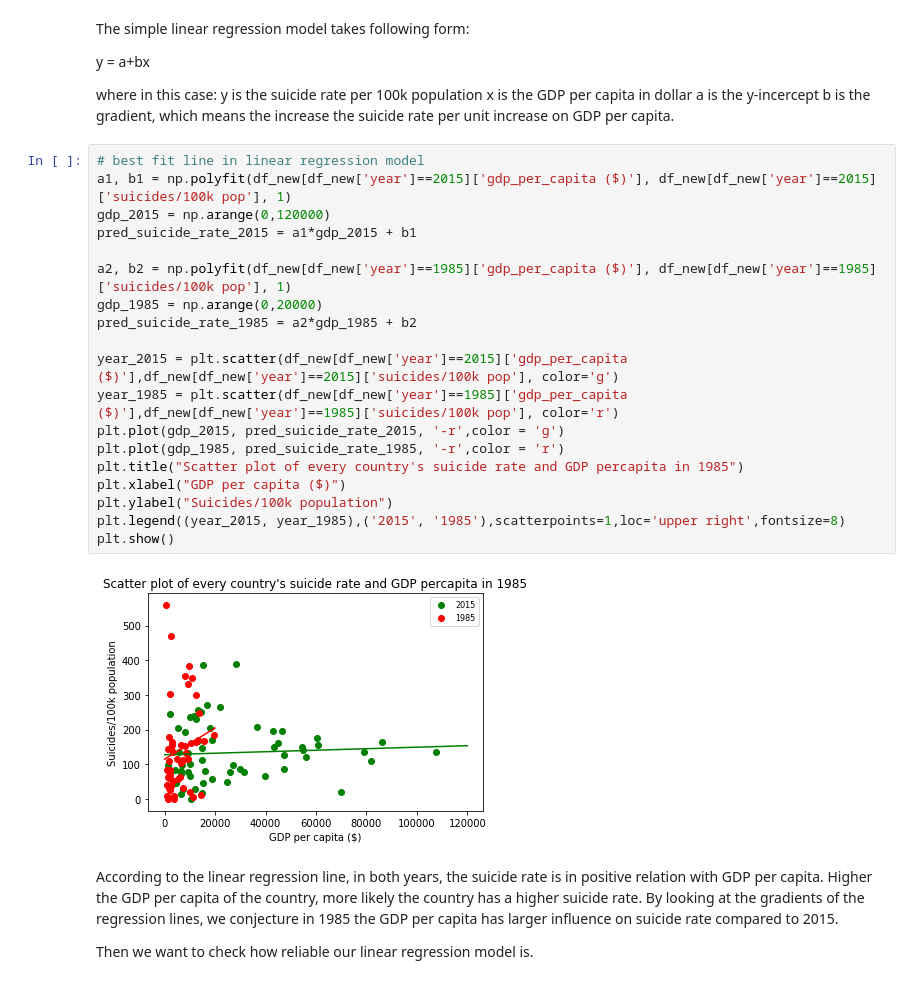
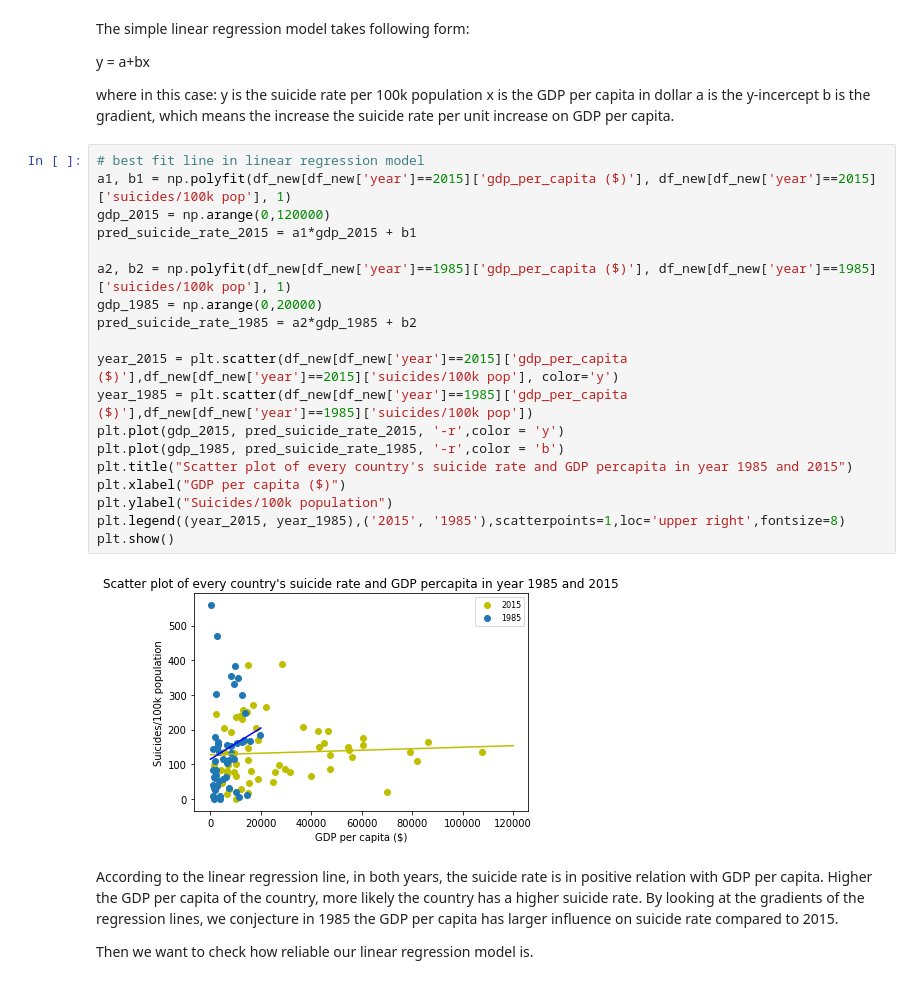
Before and after one commit to YuechenL/COGS108FinalProject, a Jupyter notebook: FinalProject.ipynb, the cells around one changed output. Saved outputs shown, nothing was run; the diff lists cells and outputs as text.

```diff
--- a/FinalProject.ipynb
+++ b/FinalProject.ipynb
@@ -444,24 +431,24 @@ b is the gradient, which means the increase the suicide rate per unit increase o
 # %%
 # best fit line in linear regression model
 a1, b1 = np.polyfit(df_new[df_new['year']==2015]['gdp_per_capita ($)'], df_new[df_new['year']==2015]['suicides/100k pop'], 1)
 gdp_2015 = np.arange(0,120000)
 pred_suicide_rate_2015 = a1*gdp_2015 + b1
 
 a2, b2 = np.polyfit(df_new[df_new['year']==1985]['gdp_per_capita ($)'], df_new[df_new['year']==1985]['suicides/100k pop'], 1)
 gdp_1985 = np.arange(0,20000)
 pred_suicide_rate_1985 = a2*gdp_1985 + b2
 
-year_2015 = plt.scatter(df_new[df_new['year']==2015]['gdp_per_capita ($)'],df_new[df_new['year']==2015]['suicides/100k pop'], color='g')
-year_1985 = plt.scatter(df_new[df_new['year']==1985]['gdp_per_capita ($)'],df_new[df_new['year']==1985]['suicides/100k pop'], color='r')
-plt.plot(gdp_2015, pred_suicide_rate_2015, '-r',color = 'g')
-plt.plot(gdp_1985, pred_suicide_rate_1985, '-r',color = 'r')
-plt.title("Scatter plot of every country's suicide rate and GDP percapita in 1985")
+year_2015 = plt.scatter(df_new[df_new['year']==2015]['gdp_per_capita ($)'],df_new[df_new['year']==2015]['suicides/100k pop'], color='y')
+year_1985 = plt.scatter(df_new[df_new['year']==1985]['gdp_per_capita ($)'],df_new[df_new['year']==1985]['suicides/100k pop'])
+plt.plot(gdp_2015, pred_suicide_rate_2015, '-r',color = 'y')
+plt.plot(gdp_1985, pred_suicide_rate_1985, '-r',color = 'b')
+plt.title("Scatter plot of every country's suicide rate and GDP percapita in year 1985 and 2015")
 plt.xlabel("GDP per capita ($)")
 plt.ylabel("Suicides/100k population")
 plt.legend((year_2015, year_1985),('2015', '1985'),scatterpoints=1,loc='upper right',fontsize=8)
 plt.show()
 # %% [output]
-[figure, old version]
+[figure, new version]
 # %% [markdown]
 According to the linear regression line, in both years, the suicide rate is in positive relation with GDP per capita. Higher the GDP per capita of the country, more likely the country has a higher suicide rate. By looking at the gradients of the regression lines, we conjecture in 1985 the GDP per capita has larger influence on suicide rate compared to 2015.
 
```
Also changed, not shown: parts of 44 cells of this notebook.
